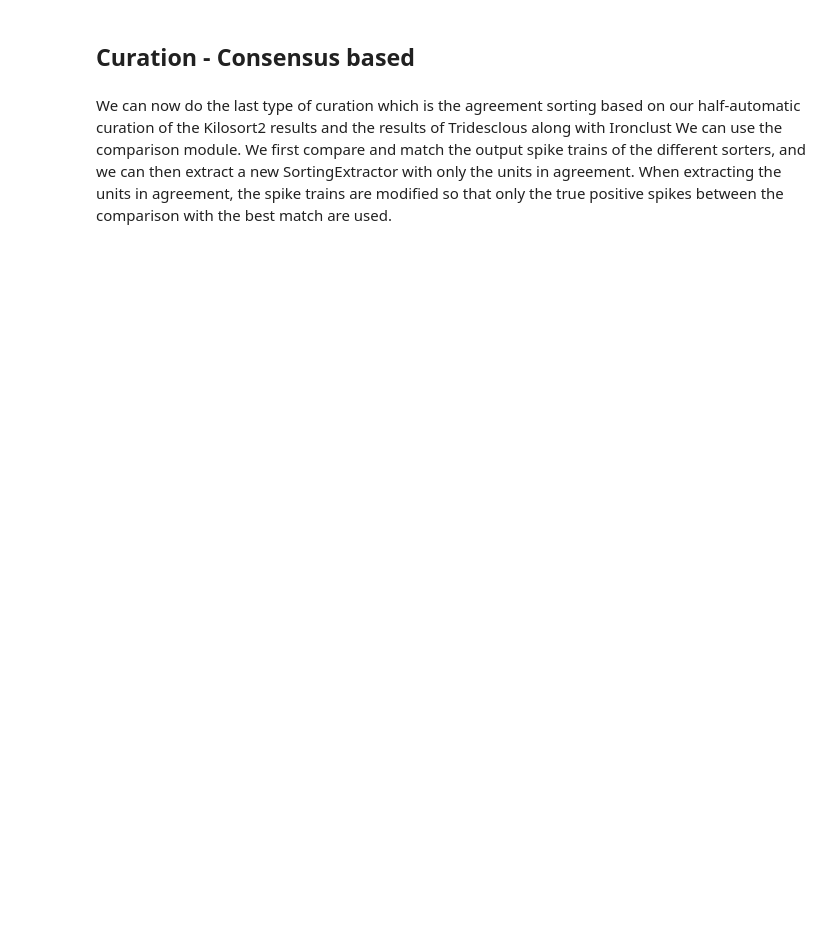
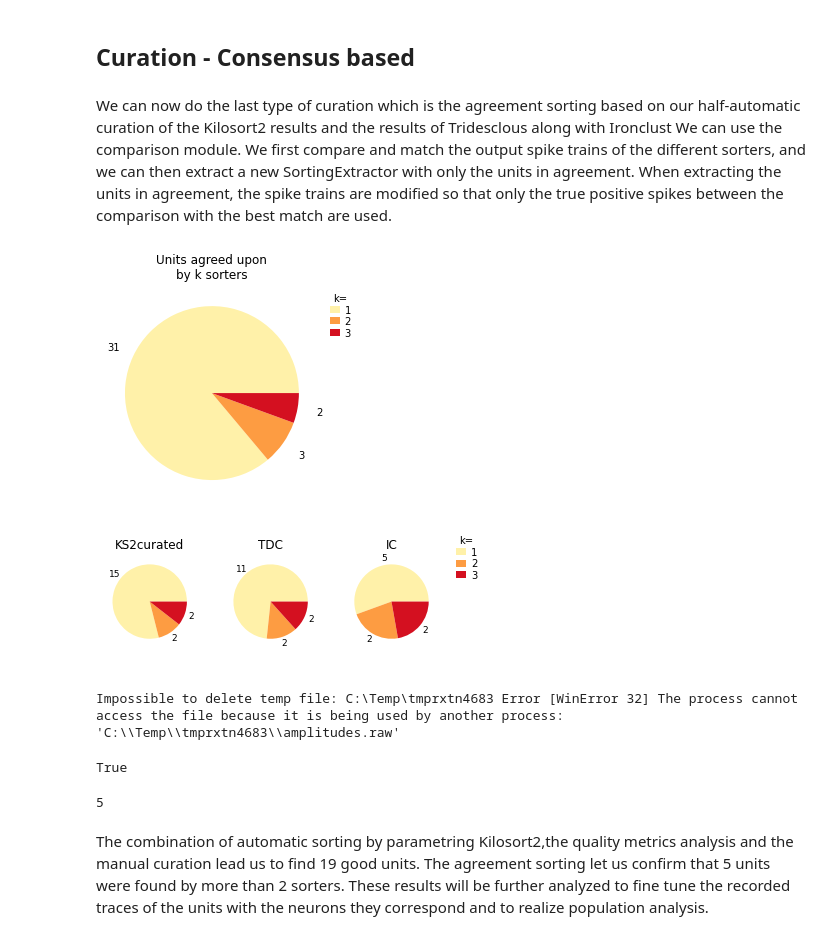
Before and after one commit to Shivooone/SpikeSorting, a Jupyter notebook: InternshipReport.ipynb, the cells around one changed output. Drawn from its saved outputs; the diff is of its cells as text; code cells hidden in the pictures; blank space fills up the shorter version.

```diff
--- a/InternshipReport.ipynb
+++ b/InternshipReport.ipynb
@@ -501,16 +562,20 @@ When extracting the units in agreement, the spike trains are modified so that on
 # %%
 
 Sorters2=[sorting_KS_phy_curated,sorting_TDC,sorting_IC]
 mcmp = sc.compare_multiple_sorters(Sorters2, ['KS2curated', 'TDC','IC'])
 #The total number of units for which k sorters agree (unit agreement is defined as 50% spike match).
 w = sw.plot_multicomp_agreement(mcmp)
+plt.show()
 #The number of units (per sorter) for which k sorters agree; most sorters find many units that other sorters do not.
 w = sw.plot_multicomp_agreement_by_sorter(mcmp)
+plt.show()
 
 agreement_sorting = mcmp.get_agreement_sorting(minimum_agreement_count=2)
 isinstance(agreement_sorting, se.SortingExtractor)
 print(len(agreement_sorting.get_unit_ids()))
-
-Phy_agreement_folder = r'F:\SO8002\Desktop\Data_presentation\003WO.1_007_PVTmanual_slowslow_g0_imec0\Sorting_results\Phy-agr'
-st.postprocessing.export_to_phy(recording_loaded,
-                                agreement_sorting, output_folder=Phy_agreement_folder,verbose=True, recompute_info=True, max_channels_per_template=10)
+# %% [output]
+[figure, added]
+[figure, added]
+Impossible to delete temp file: C:\Temp\tmprxtn4683 Error [WinError 32] The process cannot access the file because it is being used by another process: 'C:\\Temp\\tmprxtn4683\\amplitudes.raw'
+True
+5
@@ -516,0 +587,2 @@ st.postprocessing.export_to_phy(recording_loaded,
+# %% [markdown]
+The combination of automatic sorting by parametring Kilosort2,the quality metrics analysis and the manual curation lead us to find 19 good units. The agreement sorting let us confirm that 5 units were found by more than 2 sorters. These results will be further analyzed to fine tune the recorded traces of the units with the neurons they correspond and to realize population analysis.
```
Also changed, not shown: parts of 13 cells of this notebook.
